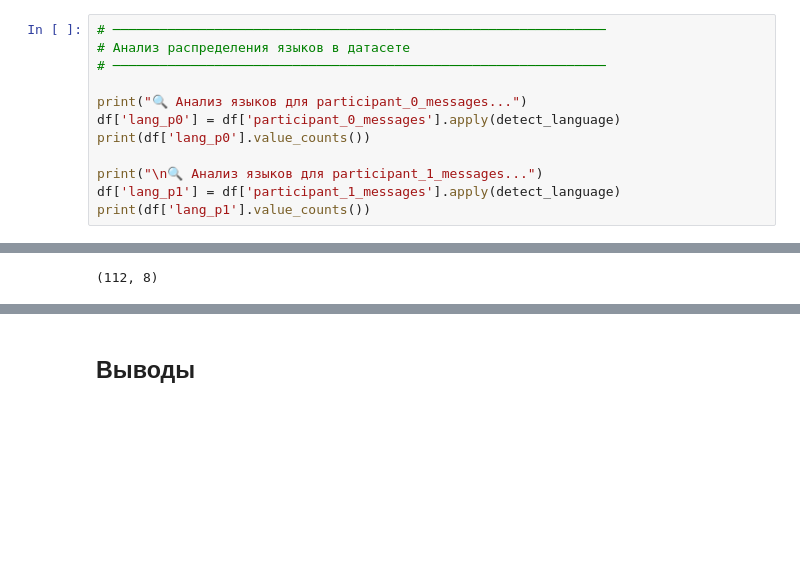
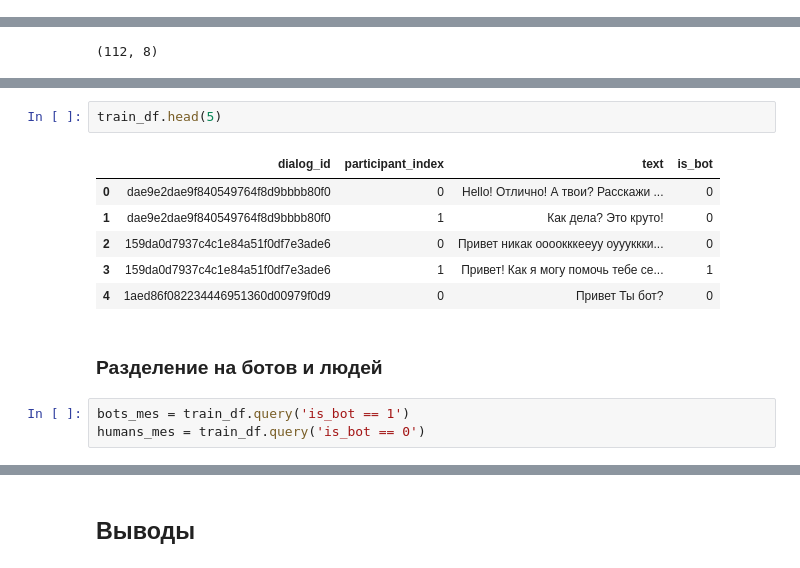
Before and after one commit to skytecat/YouAreBot, a Jupyter notebook: YouAreBot.ipynb, the cells around one changed output, grey strips where cells are left out. Cells and saved outputs as stored; diff of their text form; blank space fills up the shorter version.

```diff
--- a/YouAreBot.ipynb
+++ b/YouAreBot.ipynb
@@ -1288,18 +1293,6 @@ print(f"Язык: {lang}")
 # %% [output]
 Текст: ['Привет', 'Ты бот?']...
 Язык: ru
-# %%
-# ───────────────────────────────────────────────────────────────
-# Анализ распределения языков в датасете
-# ───────────────────────────────────────────────────────────────
-
-print("🔍 Анализ языков для participant_0_messages...")
-df['lang_p0'] = df['participant_0_messages'].apply(detect_language)
-print(df['lang_p0'].value_counts())
-
-print("\n🔍 Анализ языков для participant_1_messages...")
-df['lang_p1'] = df['participant_1_messages'].apply(detect_language)
-print(df['lang_p1'].value_counts())
 # %%
 train_df_bots['participant_0_messages'].apply(detect_language).head(5)
 # %% [output]
@@ -1373,0 +1588,14 @@ train_df_people.query('lang_p0 != lang_p1').shape
+# %%
+train_df.head(5)
+# %% [output]
+|  | dialog_id | participant_index | text | is_bot |
+| 0 | dae9e2dae9f840549764f8d9bbbb80f0 | 0 | Hello! Отлично! А твои? Расскажи ... | 0 |
+| 1 | dae9e2dae9f840549764f8d9bbbb80f0 | 1 | Как дела? Это круто! | 0 |
+| 2 | 159da0d7937c4c1e84a51f0df7e3ade6 | 0 | Привет никак оооокккееуу оуууккки... | 0 |
+| 3 | 159da0d7937c4c1e84a51f0df7e3ade6 | 1 | Привет! Как я могу помочь тебе се... | 1 |
+| 4 | 1aed86f082234446951360d00979f0d9 | 0 | Привет Ты бот? | 0 |
+# %% [markdown]
+### Разделение на ботов и людей
+# %%
+bots_mes = train_df.query('is_bot == 1')
+humans_mes = train_df.query('is_bot == 0')
```
Also changed, not shown: parts of 22 cells of this notebook.
